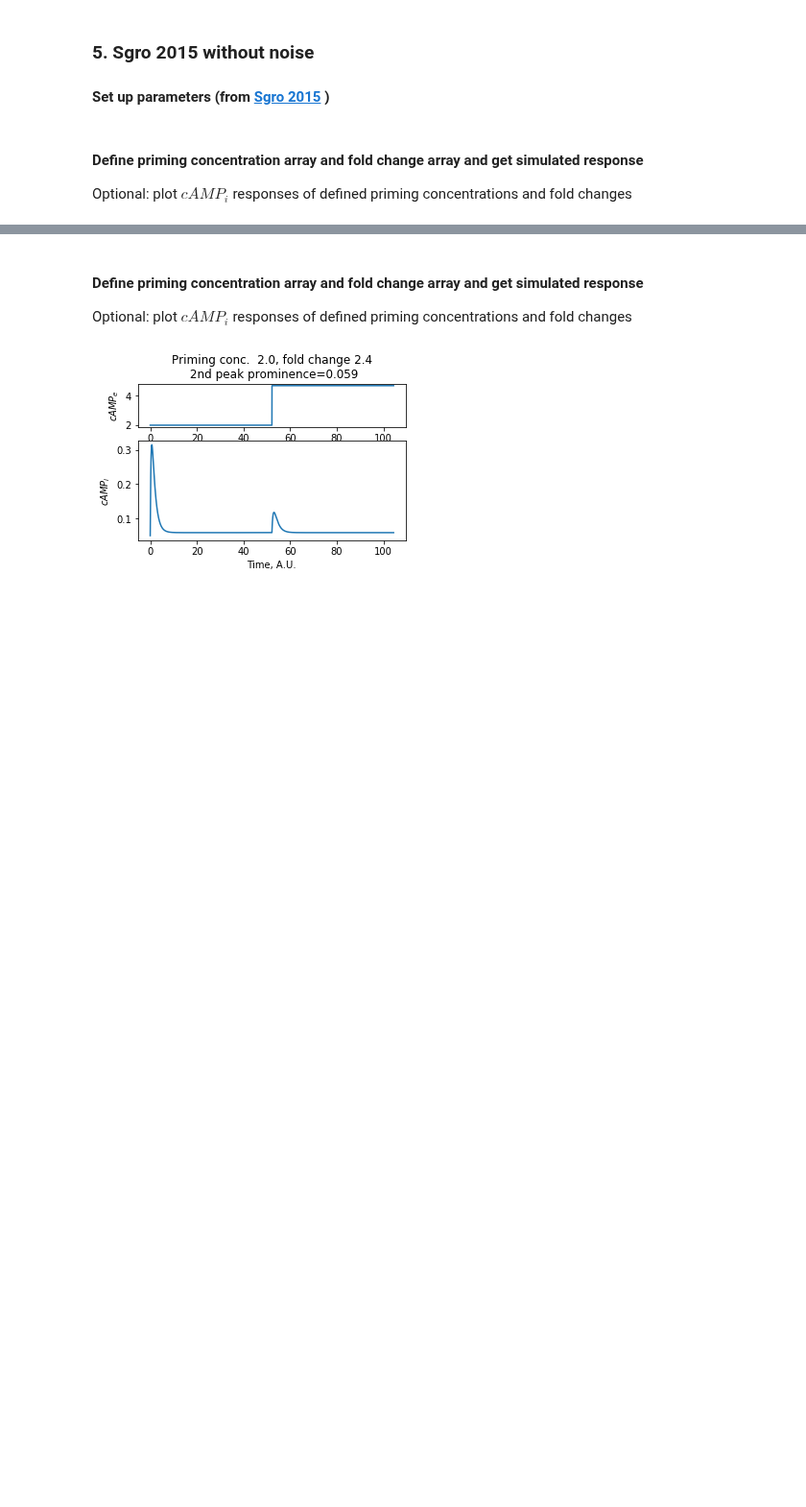
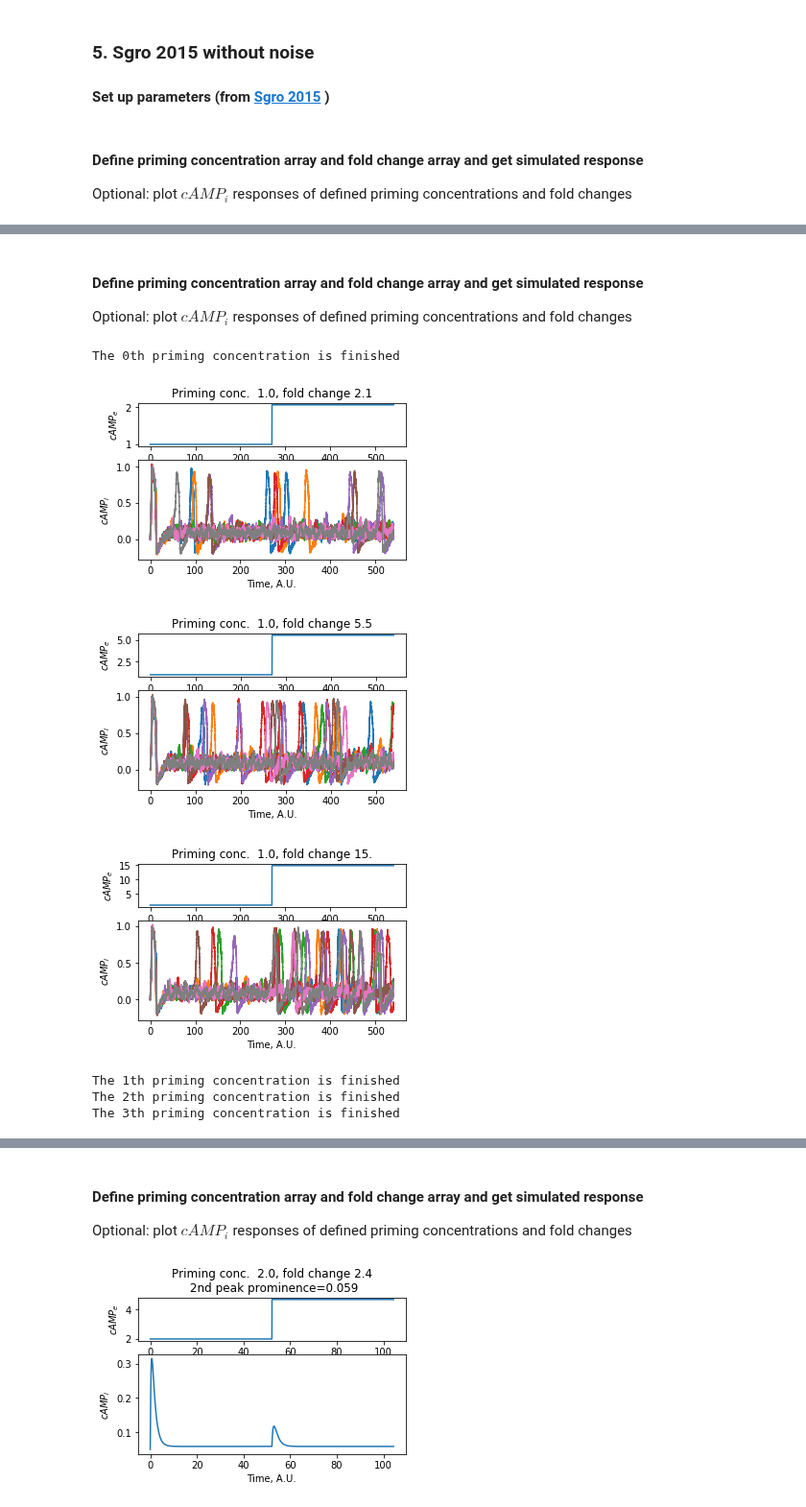
Before and after one commit to sgrolab/dictymodels, a Jupyter notebook: Python agent models/SC_FCD.ipynb, the cells around one changed output, grey strips where cells are left out. Shown at 96% size. Drawn from its saved outputs; the diff is of its cells as text; code cells hidden in the pictures; blank space fills up the shorter version.

```diff
--- a/Python agent models/SC_FCD.ipynb
+++ b/Python agent models/SC_FCD.ipynb
@@ -178,0 +188,35 @@ SC_FCD_plot(z0First_space_Sgro, FC_space_Sgro, PkPrm_Sgro)
+# %%
+e=0.1; tauA=0.09; tauR=tauA/e; g=0.5
+sigma = 0.15 # noise strength
+SgroAgentParam={'e':e,'tauA':tauA,'tauR':tauR,'g':g,'c0':1.2,'sigma':sigma,'N':100,\
+            'a':0.058,'alpha0':800,'alpha_pde':1000,'Kd':1e-5,'S':1e6,\
+            'Nt':27,'Na':3.5,'offset_A':1.5,'flux_thrs':0}
+dt=0.001 ; t_tot=20*Nt_Sgro; t=list(np.arange(0,t_tot,dt))
+cAMP = 1
+# %% [markdown]
+#### Define priming concentration array and fold change array and get simulated response
+Optional: plot $cAMP_{i}$ responses of defined priming concentrations and fold changes
+# %%
+# priming concentration for [AMP]e
+z0First_space_Sgro = np.array([0.5,1,2,4])
+# fold change of the secondary spike compared to priming concentration # np.logspace(0.5, 0.5, num=1)
+FC_space_Sgro = np.logspace(0.1, 1.6, num=8)
+prm_lims_Sgro = [0.4,2]
+# Define the end time of second peak detection
+SecondPkEndTime = 12.5
+num_of_runs = 8
+# define which traces to plot, 1st column defines the index of priming concentration,
+# 2nd column defines the index of fold change
+single_trace_to_plot = np.array([[1,1],[1,3],[1,5]])
+PkPrm_noise_Sgro, PkPrm_mean_noise_Sgro, PkPrm_se_noise =SC_FCD_Noise(z0First_space_Sgro, FC_space_Sgro,
+                                                                      num_of_runs,cAMP, Nt_Sgro, dt, t,
+                                                                      prm_lims_Sgro,SecondPkEndTime, single_trace_to_plot,
+                                                                      Sgro2015_SC, SgroAgentParam)
+# %% [output]
+The 0th priming concentration is finished
+[figure, added]
+[figure, added]
+[figure, added]
+The 1th priming concentration is finished
+The 2th priming concentration is finished
+The 3th priming concentration is finished
```
Also changed, not shown: parts of 11 cells of this notebook, 6 other files.
